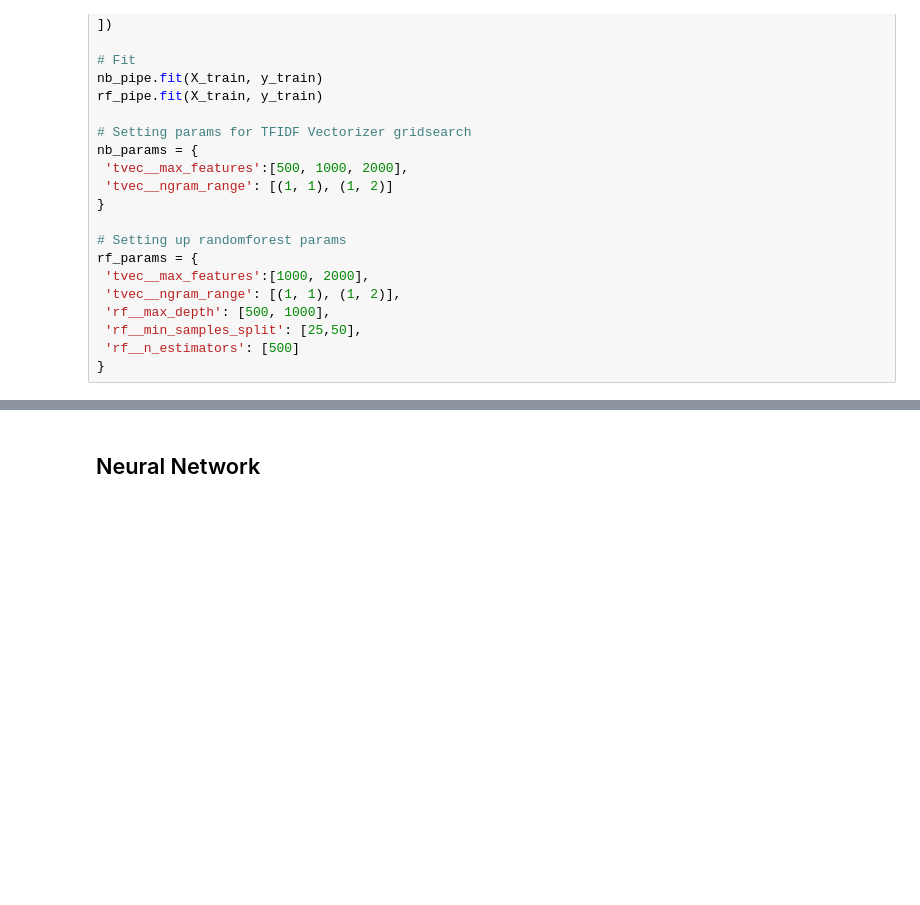
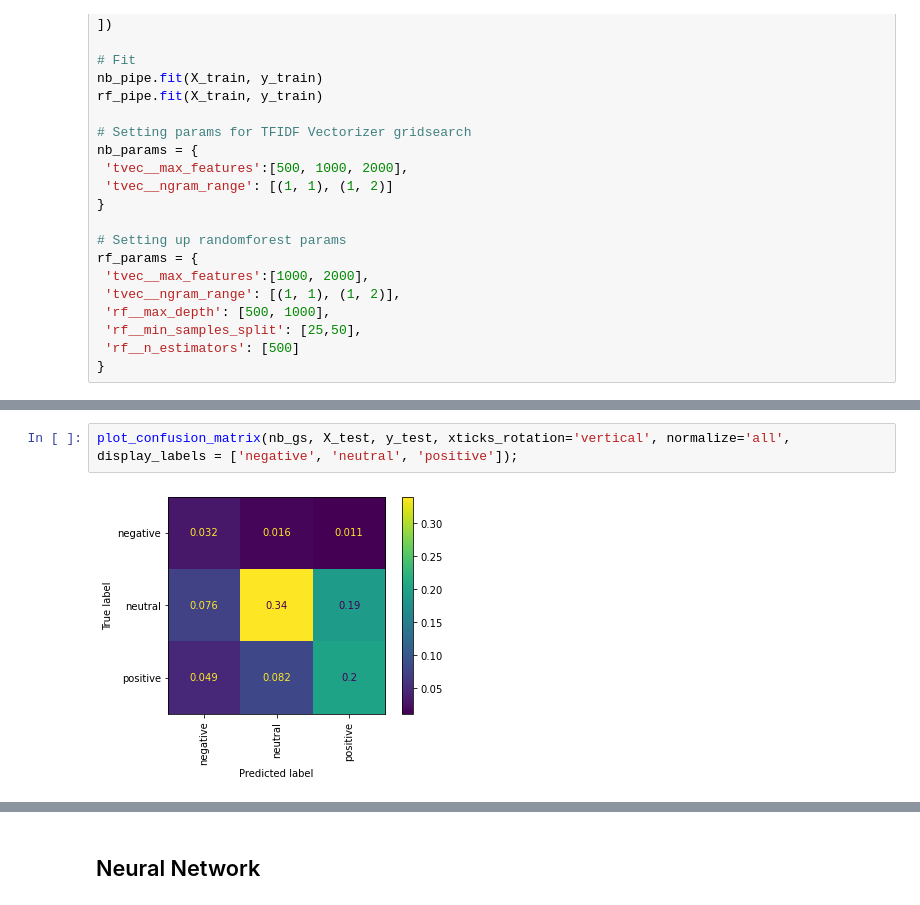
Before and after one commit to ryanreilly/phase_4_project, a Jupyter notebook: final_notebook.ipynb, the cells around one changed output, grey strips where cells are left out. Saved outputs shown, nothing was run; the diff lists cells and outputs as text; blank space fills up the shorter version.

```diff
--- a/final_notebook.ipynb
+++ b/final_notebook.ipynb
@@ -595,0 +624,4 @@ print('Testing score for Random Forest: {}'.format(rf_gs.score(X_test, y_test)))
+# %%
+plot_confusion_matrix(nb_gs, X_test, y_test, xticks_rotation='vertical', normalize='all', display_labels = ['negative', 'neutral', 'positive']);
+# %% [output]
+[figure, added]
```
Also changed, not shown: parts of 34 cells of this notebook.
